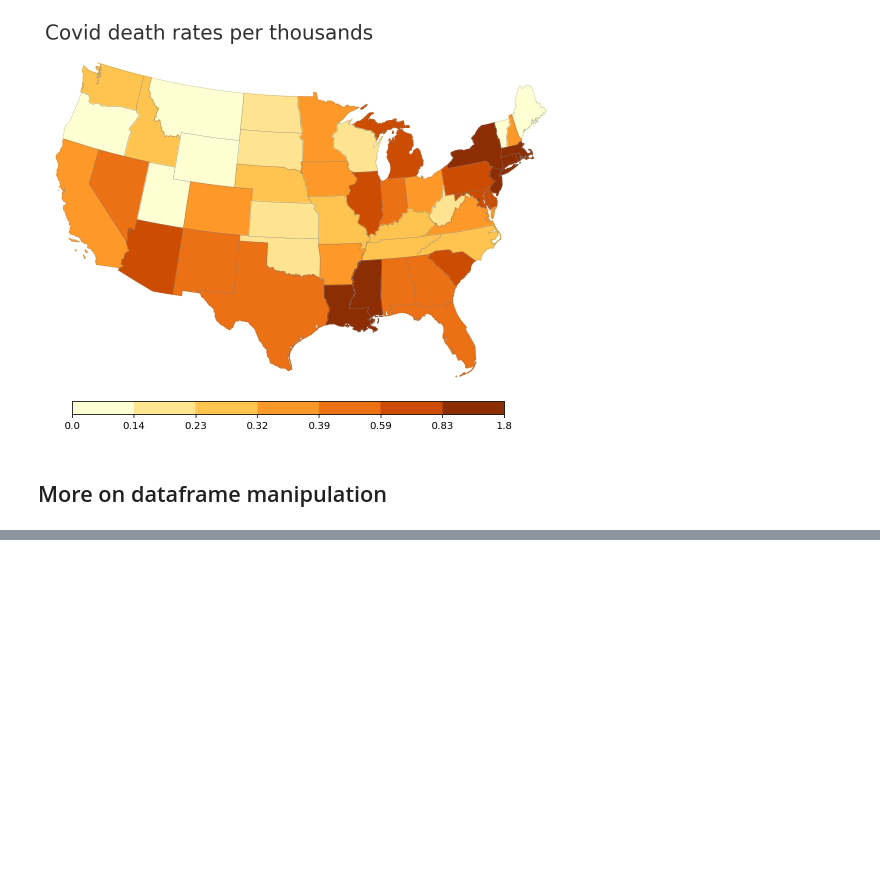
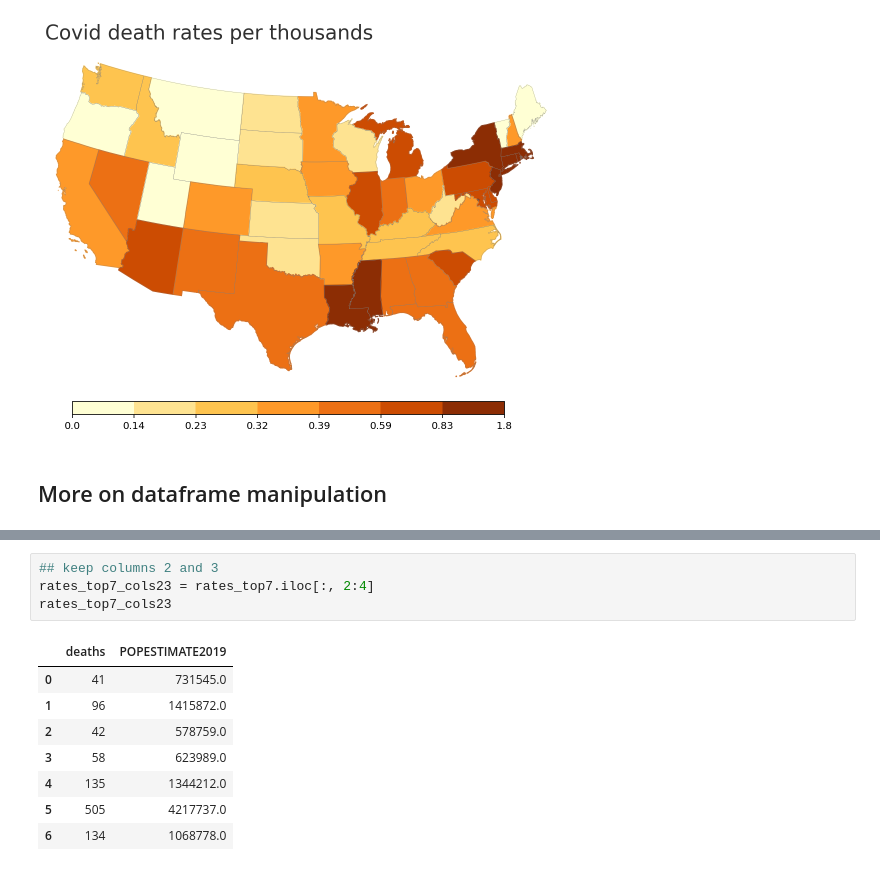
Before and after one commit to parrt/msds593, a Jupyter notebook: notebooks/preprocessing-data-covid-map.ipynb, the cells around one changed output, grey strips where cells are left out. Cells and saved outputs as stored; diff of their text form; blank space fills up the shorter version.

```diff
--- a/notebooks/preprocessing-data-covid-map.ipynb
+++ b/notebooks/preprocessing-data-covid-map.ipynb
@@ -495,0 +530,13 @@ cb2.set_ticklabels(boundaries)
+# %%
+## keep columns 2 and 3
+rates_top7_cols23 = rates_top7.iloc[:, 2:4]
+rates_top7_cols23
+# %% [output]
+|  | deaths | POPESTIMATE2019 |
+| 0 | 41 | 731545.0 |
+| 1 | 96 | 1415872.0 |
+| 2 | 42 | 578759.0 |
+| 3 | 58 | 623989.0 |
+| 4 | 135 | 1344212.0 |
+| 5 | 505 | 4217737.0 |
+| 6 | 134 | 1068778.0 |
```
Also changed, not shown: parts of 7 cells of this notebook.
